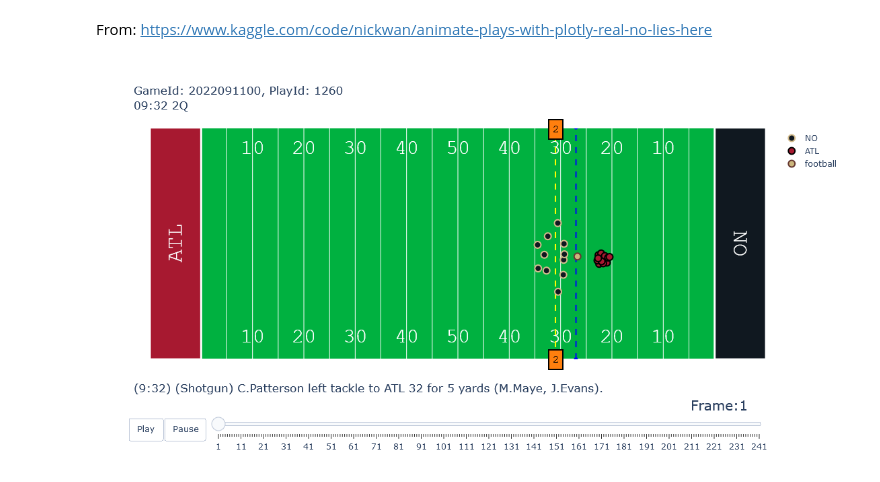
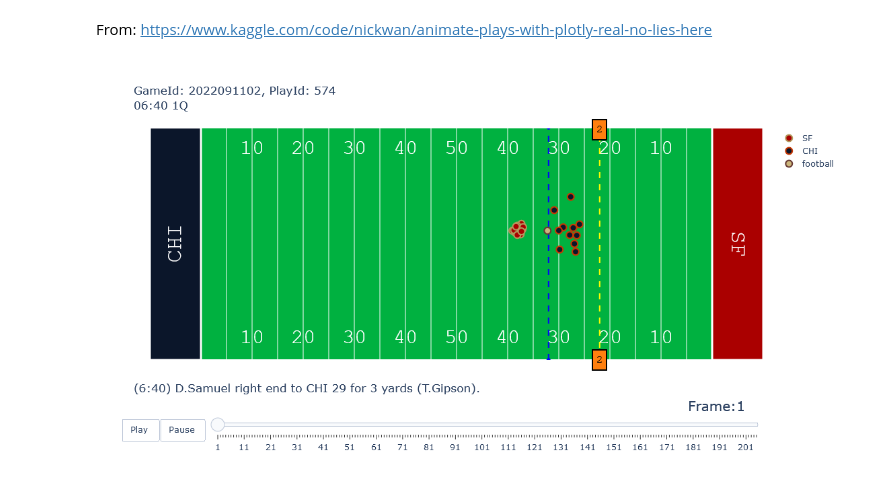
Before and after one commit to etienne-busnel/NFL-Big-Data-Bowl-2025, a Jupyter notebook: Play_Visualization.ipynb, the cells around one changed output. Cells and saved outputs as stored; diff of their text form; code cells hidden in the pictures.

```diff
--- a/Play_Visualization.ipynb
+++ b/Play_Visualization.ipynb
@@ -356,11 +356,11 @@ plays = pd.read_csv('plays.csv')
 players = pd.read_csv('players.csv')
 tracking_df = pd.read_csv('tracking_week_1.csv')
 # %%
-gid = 2022091100
-pid = 1260
+gid = 2022091102
+pid = 574
 
 animate_play(games=games, tracking_df=tracking_df,
              play_df=plays, players=players, gameId=gid,
              playId=pid)
 # %% [output]
-[figure, old version]
+[figure, new version]
```
Also changed, not shown: 6 other files.
